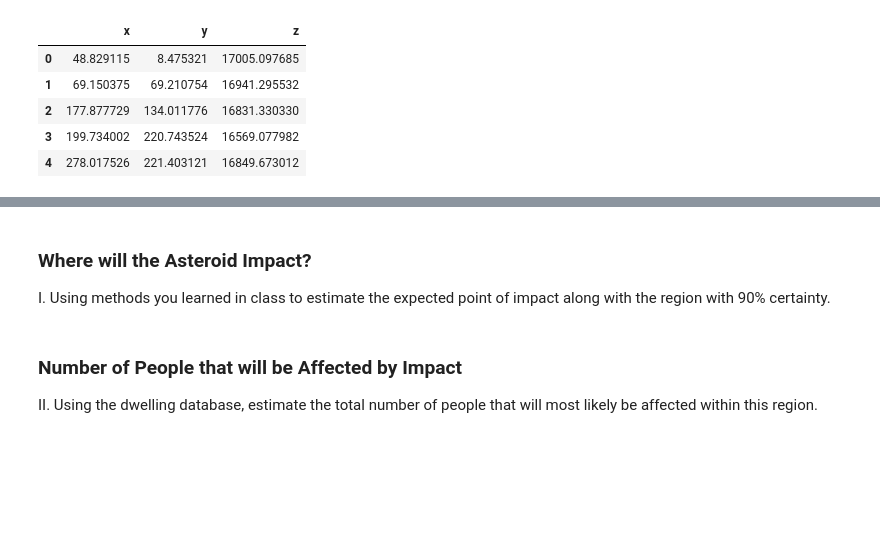
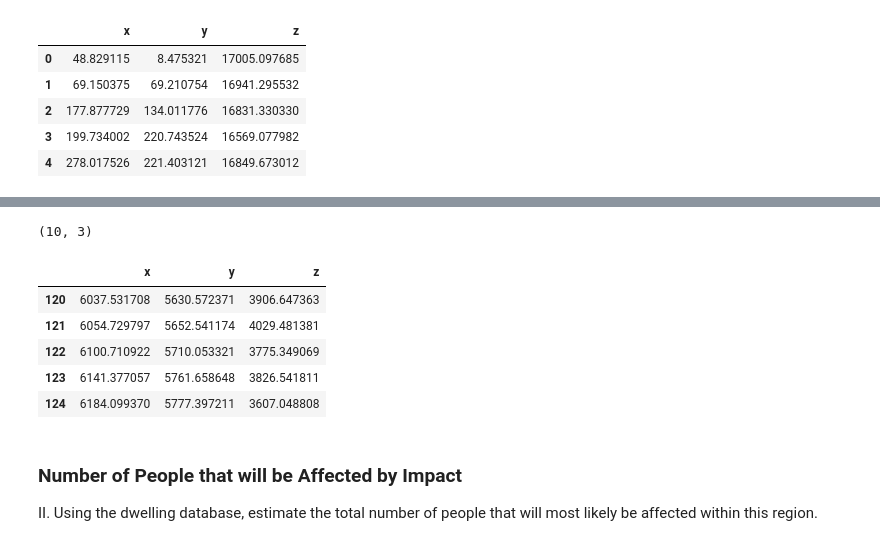
Before and after one commit to rickfarmer/harvard-cs-109a-data-science, a Jupyter notebook: Farmer_Rick_CS109A_Midterm.ipynb, the cells around one changed output, grey strips where cells are left out. Drawn from its saved outputs; the diff is of its cells as text; code cells hidden in the pictures; blank space fills up the shorter version.

```diff
--- a/Farmer_Rick_CS109A_Midterm.ipynb
+++ b/Farmer_Rick_CS109A_Midterm.ipynb
@@ -422,7 +404,16 @@ Residual       128.0  5.281376e+07  4.126075e+05          NaN            NaN
-# %% [markdown]
-### Where will the Asteroid Impact?
-
-I. Using methods you learned in class to estimate the expected point of impact along with the region with 90% certainty.
+# %%
+# Drop the time feature to simplify the data for multiple regression
+df = df[-20:]
+print df.shape
+df.head()
+# %% [output]
+(10, 3)
+|  | x | y | z |
+| 120 | 6037.531708 | 5630.572371 | 3906.647363 |
+| 121 | 6054.729797 | 5652.541174 | 4029.481381 |
+| 122 | 6100.710922 | 5710.053321 | 3775.349069 |
+| 123 | 6141.377057 | 5761.658648 | 3826.541811 |
+| 124 | 6184.099370 | 5777.397211 | 3607.048808 |
 # %% [markdown]
 ### Number of People that will be Affected by Impact
 
```
Also changed, not shown: parts of 2 cells of this notebook.
